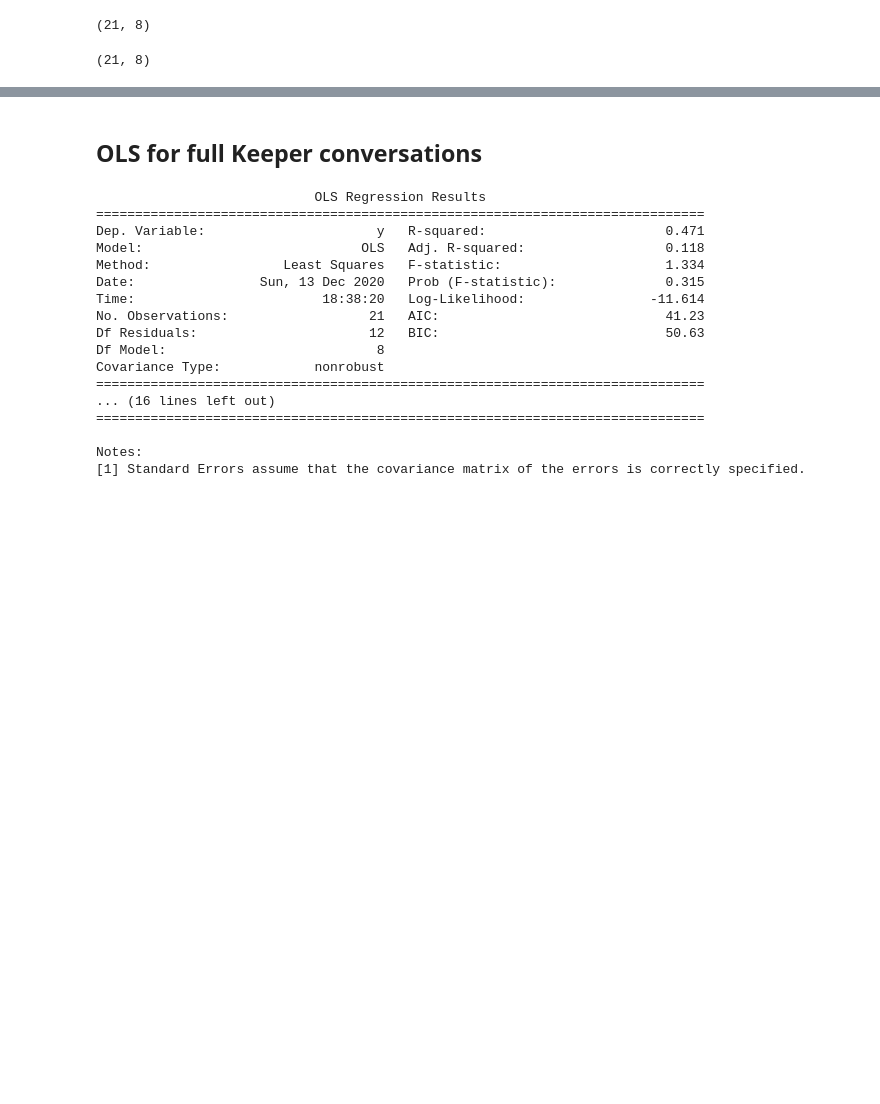
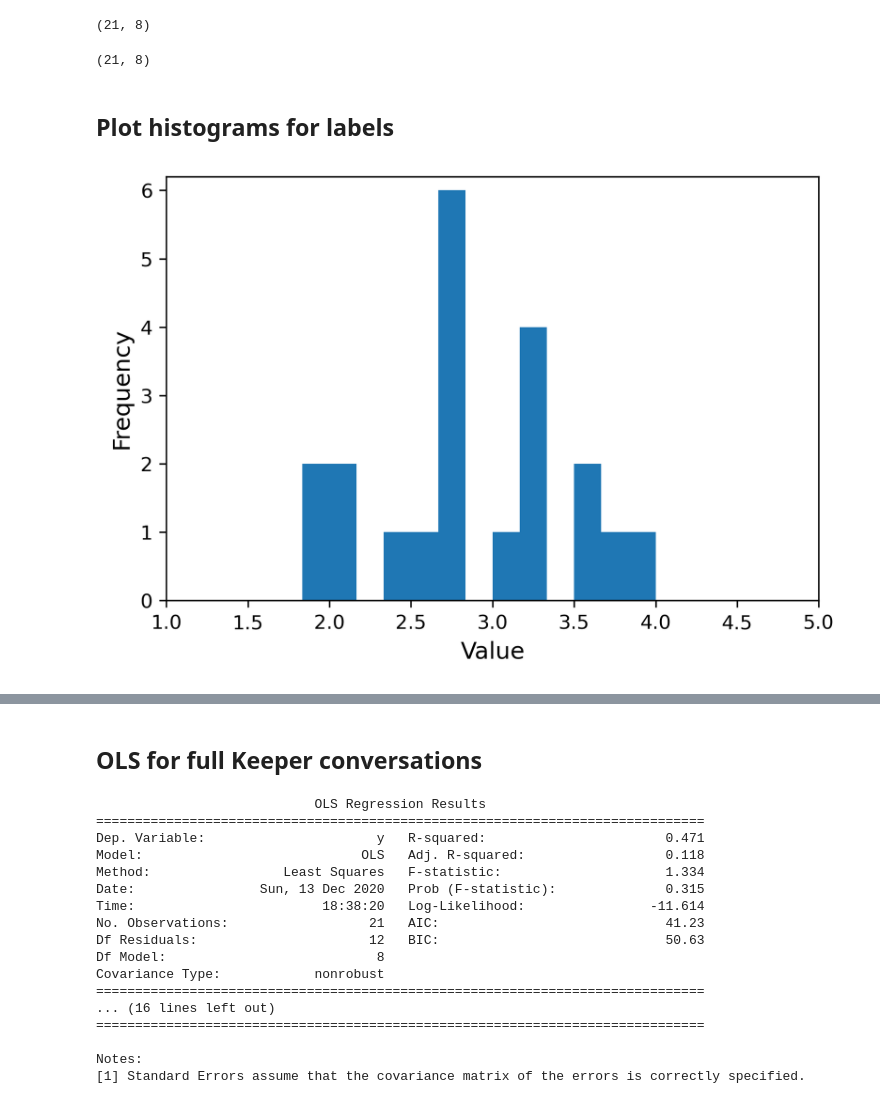
Before and after one commit to wonjune-kang/conversation-quality, a Jupyter notebook: OLS_regression.ipynb, the cells around one changed output, grey strips where cells are left out. Saved outputs shown, nothing was run; the diff lists cells and outputs as text; code cells hidden in the pictures; blank space fills up the shorter version.

```diff
--- a/OLS_regression.ipynb
+++ b/OLS_regression.ipynb
@@ -90,3 +90,21 @@ data_part2_scaled = data_part2_scaler.fit_transform(data_part2_df)
 data_part2_scaled.shape
 # %% [output]
 (21, 8)
+# %% [markdown]
+## Plot histograms for labels
+# %%
+ease_np = labels_df['ease'].to_numpy()
+sp_np = labels_df['sp'].to_numpy()
+anxiety_np = labels_df['anxiety'].to_numpy()
+tone_np = labels_df['tone'].to_numpy()
+# %%
+# ease
+plt.figure(dpi=300)
+plt.hist(ease_np, bins=13)
+plt.xlim(1, 5)
+plt.ylim(0, 6.2)
+plt.xlabel('Value', size='large')
+plt.ylabel('Frequency', size='large')
+plt.show()
+# %% [output]
+[figure, added]
```
Also changed, not shown: parts of 3 cells of this notebook.
